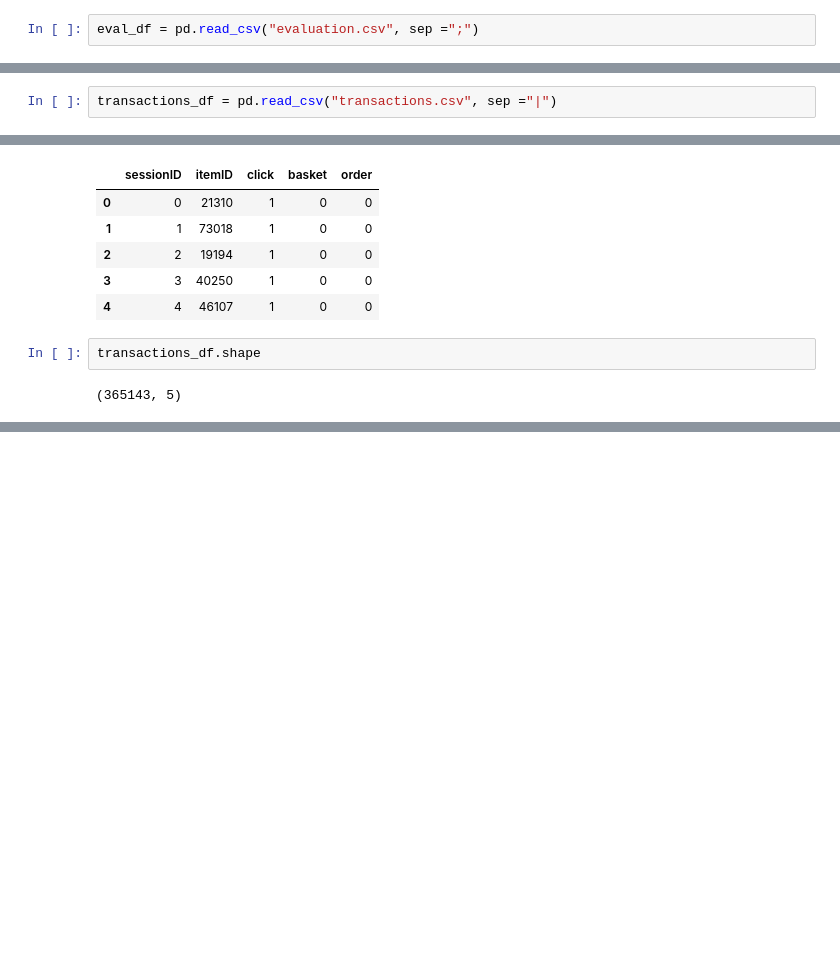
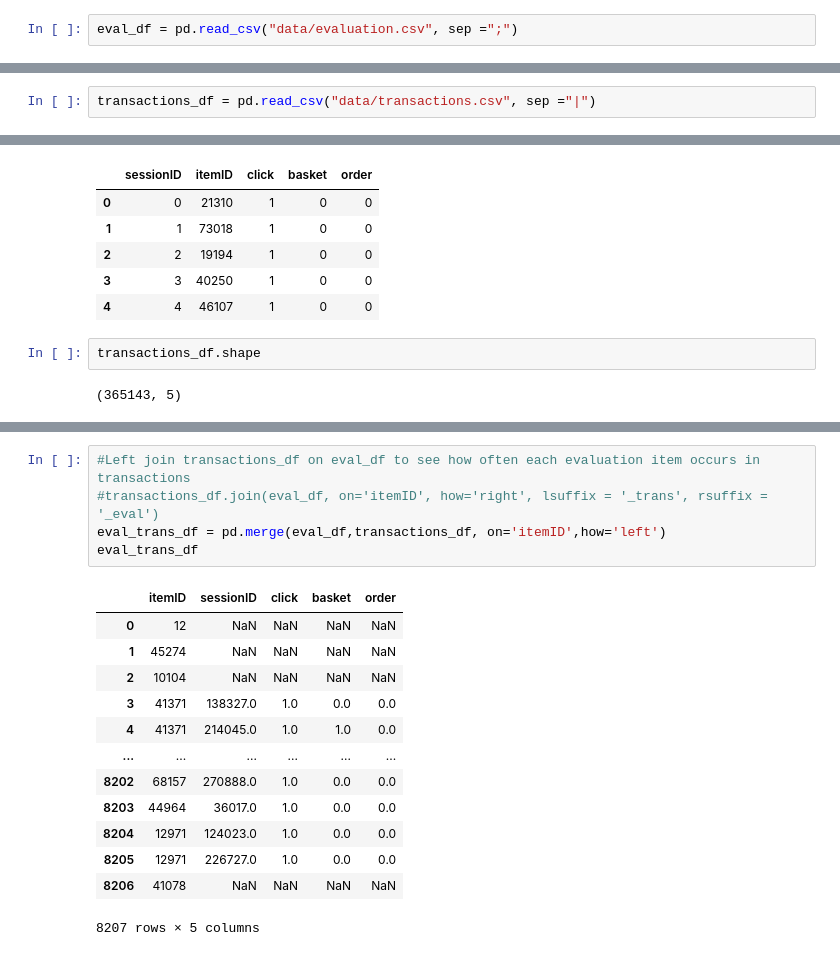
Before and after one commit to manu675/Data_Mining_Cup_Prudsys_21, a Jupyter notebook: data_exploration.ipynb, the cells around one changed output, grey strips where cells are left out. Saved outputs shown, nothing was run; the diff lists cells and outputs as text; blank space fills up the shorter version.

Commit message:
Added some new lines to e.g. count how often each item from the evaluation set occurrs in the transactions data set

```diff
--- a/data_exploration.ipynb
+++ b/data_exploration.ipynb
@@ -58,3 +47,3 @@ Saving transactions.csv to transactions.csv
 # %%
-eval_df = pd.read_csv("evaluation.csv", sep =";")
+eval_df = pd.read_csv("data/evaluation.csv", sep =";")
 # %%
@@ -62,5 +51,5 @@ items_df = pd.read_csv("items.csv", sep ="|")
 # %%
-transactions_df = pd.read_csv("transactions.csv", sep ="|")
+transactions_df = pd.read_csv("data/transactions.csv", sep ="|")
 # %%
 eval_df.head()
 # %% [output]
@@ -102,0 +126,19 @@ transactions_df.shape
+# %%
+#Left join transactions_df on eval_df to see how often each evaluation item occurs in transactions
+#transactions_df.join(eval_df, on='itemID', how='right', lsuffix = '_trans', rsuffix = '_eval')
+eval_trans_df = pd.merge(eval_df,transactions_df, on='itemID',how='left')
+eval_trans_df
+# %% [output]
+|  | itemID | sessionID | click | basket | order |
+| 0 | 12 | NaN | NaN | NaN | NaN |
+| 1 | 45274 | NaN | NaN | NaN | NaN |
+| 2 | 10104 | NaN | NaN | NaN | NaN |
+| 3 | 41371 | 138327.0 | 1.0 | 0.0 | 0.0 |
+| 4 | 41371 | 214045.0 | 1.0 | 1.0 | 0.0 |
+| ... | ... | ... | ... | ... | ... |
+| 8202 | 68157 | 270888.0 | 1.0 | 0.0 | 0.0 |
+| 8203 | 44964 | 36017.0 | 1.0 | 0.0 | 0.0 |
+| 8204 | 12971 | 124023.0 | 1.0 | 0.0 | 0.0 |
+| 8205 | 12971 | 226727.0 | 1.0 | 0.0 | 0.0 |
+| 8206 | 41078 | NaN | NaN | NaN | NaN |
+8207 rows × 5 columns
```
Also changed, not shown: parts of 9 cells of this notebook.
